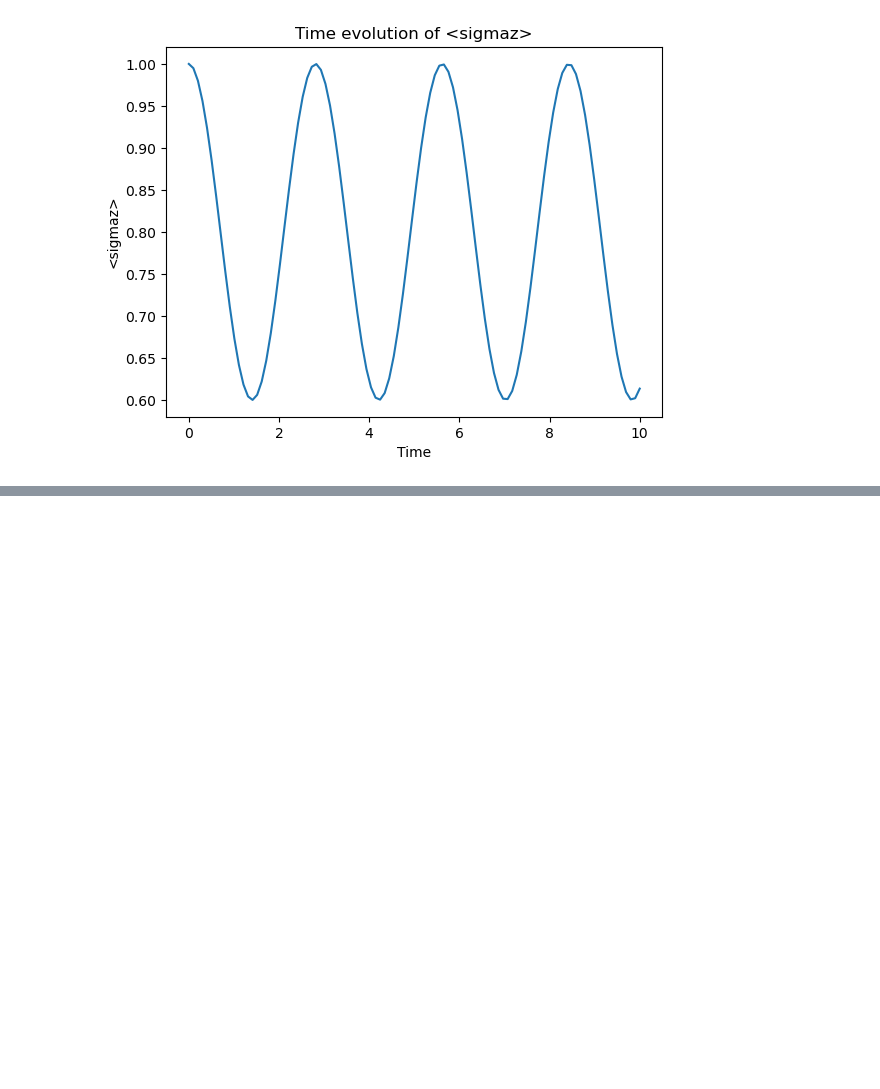
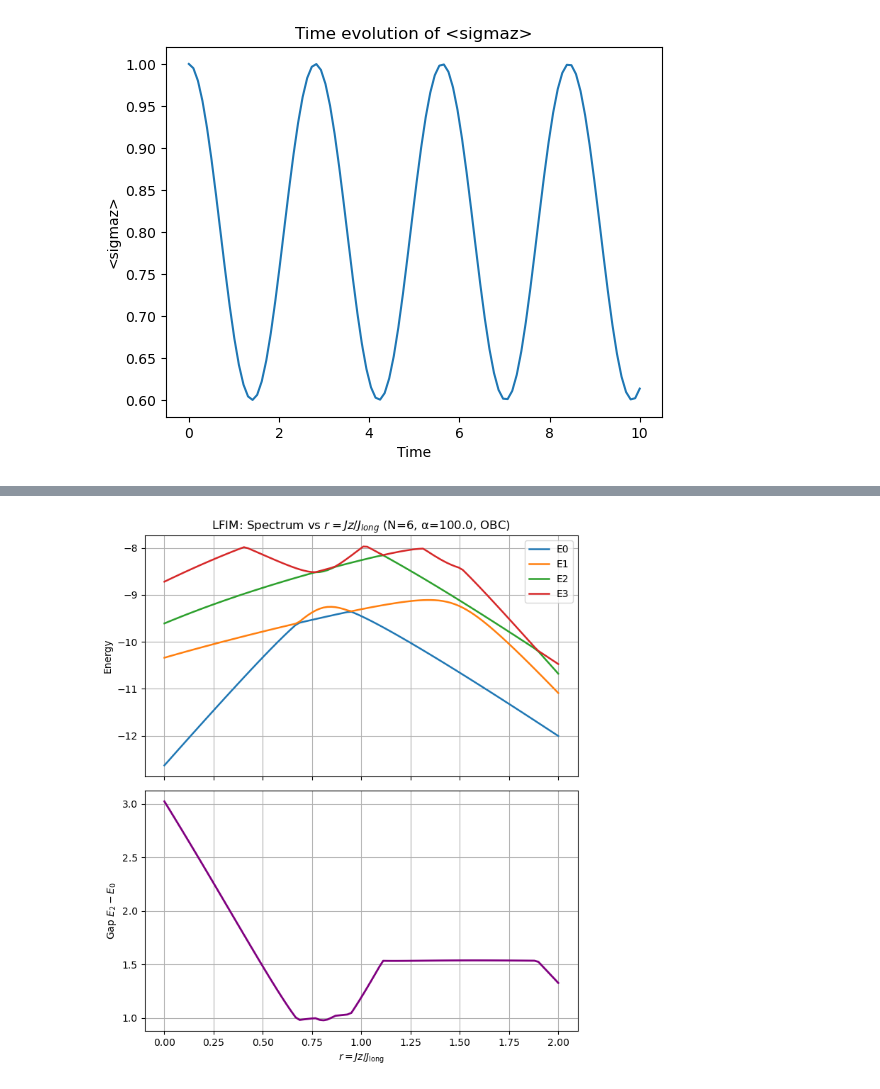
Before and after one commit to Shreyas-phys/Many-body-Dynamics, a Jupyter notebook: python code/BJzJlong.ipynb, the cells around one changed output, grey strips where cells are left out. Saved outputs shown, nothing was run; the diff lists cells and outputs as text; code cells hidden in the pictures; blank space fills up the shorter version.

```diff
--- a/python code/BJzJlong.ipynb
+++ b/python code/BJzJlong.ipynb
@@ -32,0 +233,48 @@ plt.show()
+# %%
+import numpy as np
+import matplotlib.pyplot as plt
+
+# ---------- parameters ----------
+N = 6
+Jz = 0
+Jlong = 1         # FM convention
+alpha = 100.0      # effectively NN
+periodic = False
+
+r_vals = np.linspace(0, 2.0, 100)      # r = B/Jlong
+spectra = []
+gaps = []
+
+for r in r_vals:
+    Jz = r * Jlong
+    H = build_hamiltonian(N, B=B, Jz=Jz, Jlong=Jlong,
+                          alpha=alpha, periodic=periodic,
+                          kac_rescale=False)
+
+    evals = H.eigenenergies(eigvals=4)  # lowest 4 eigenvalues
+    spectra.append(evals)
+    gaps.append(evals[2] - evals[0])    # gap = E2 - E0
+
+spectra = np.array(spectra)
+
+# ---------- plotting ----------
+fig, axes = plt.subplots(2, 1, figsize=(7, 8), sharex=True)
+
+# Spectrum plot (E0..E3)
+for i in range(4):
+    axes[0].plot(r_vals, spectra[:, i], lw=1.8, label=f"E{i}")
+axes[0].set_ylabel("Energy")
+axes[0].set_title(f"LFIM: Spectrum vs $r=Jz/J_{{long}}$ (N={N}, α={alpha}, {'PBC' if periodic else 'OBC'})")
+axes[0].legend()
+axes[0].grid(True)
+
+# Band gap plot (E2 - E0)
+axes[1].plot(r_vals, gaps, lw=2, color="purple")
+axes[1].set_xlabel(r"$r = Jz/J_{\mathrm{long}}$")
+axes[1].set_ylabel(r"Gap $E_2 - E_0$")
+axes[1].grid(True)
+
+plt.tight_layout()
+plt.show()
+# %% [output]
+[figure, added]
```
Also changed, not shown: parts of 3 cells of this notebook.
